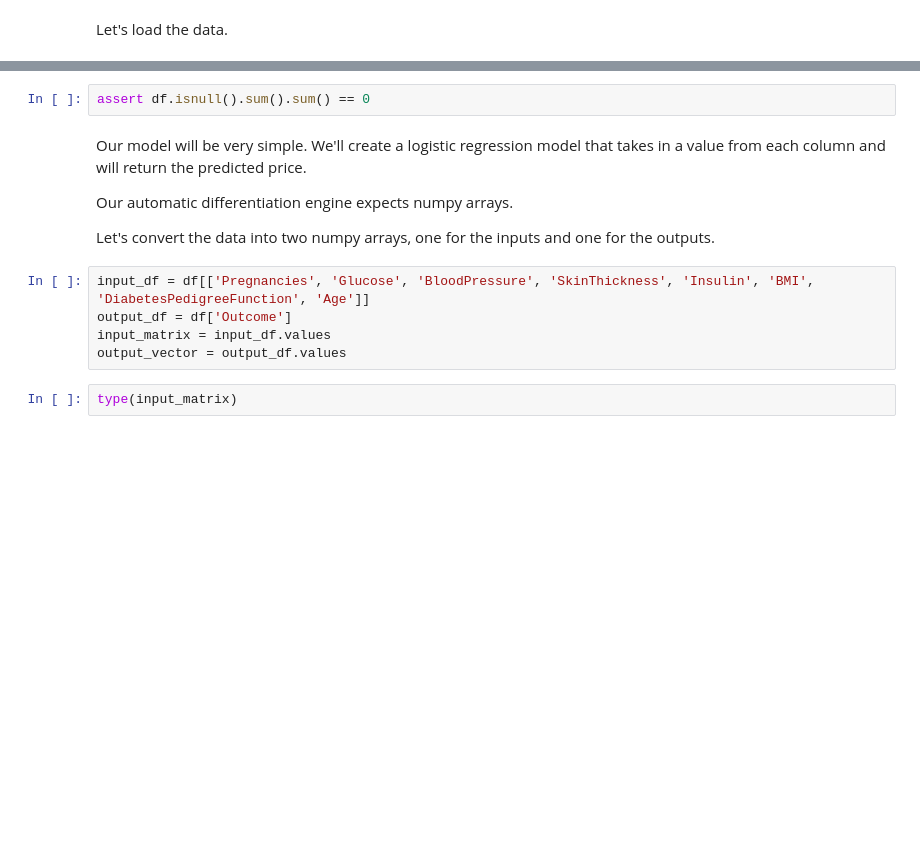
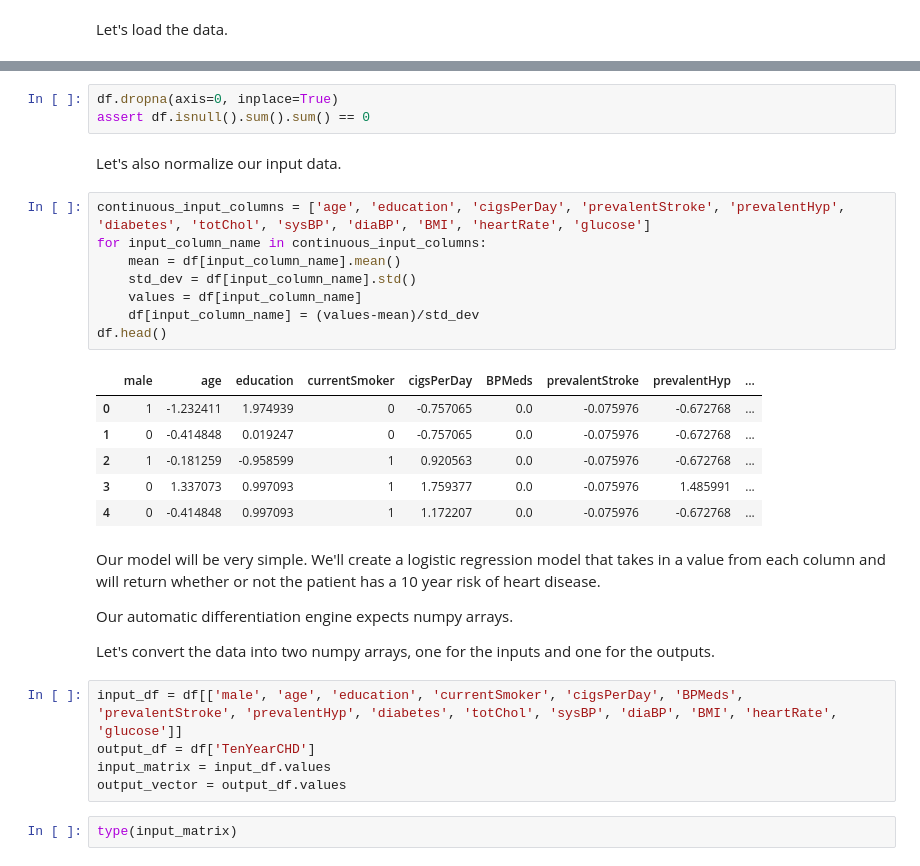
Before and after one commit to paul-tqh-nguyen/one_off_code, a Jupyter notebook: autograd/examples/logistic_regression.ipynb, the cells around one changed output, grey strips where cells are left out. Saved outputs shown, nothing was run; the diff lists cells and outputs as text; blank space fills up the shorter version.

```diff
--- a/autograd/examples/logistic_regression.ipynb
+++ b/autograd/examples/logistic_regression.ipynb
@@ -39,14 +83,32 @@ Let's verify that there are no null values we need to worry about.
 # %%
+df.dropna(axis=0, inplace=True)
 assert df.isnull().sum().sum() == 0
+# %% [markdown]
+Let's also normalize our input data.
+# %%
+continuous_input_columns = ['age', 'education', 'cigsPerDay', 'prevalentStroke', 'prevalentHyp', 'diabetes', 'totChol', 'sysBP', 'diaBP', 'BMI', 'heartRate', 'glucose']
+for input_column_name in continuous_input_columns:
+    mean = df[input_column_name].mean()
+    std_dev = df[input_column_name].std()
+    values = df[input_column_name]
+    df[input_column_name] = (values-mean)/std_dev
+df.head()
+# %% [output]
+|  | male | age | education | currentSmoker | cigsPerDay | BPMeds | prevalentStroke | prevalentHyp | ... |
+| 0 | 1 | -1.232411 | 1.974939 | 0 | -0.757065 | 0.0 | -0.075976 | -0.672768 | ... |
+| 1 | 0 | -0.414848 | 0.019247 | 0 | -0.757065 | 0.0 | -0.075976 | -0.672768 | ... |
+| 2 | 1 | -0.181259 | -0.958599 | 1 | 0.920563 | 0.0 | -0.075976 | -0.672768 | ... |
+| 3 | 0 | 1.337073 | 0.997093 | 1 | 1.759377 | 0.0 | -0.075976 | 1.485991 | ... |
+| 4 | 0 | -0.414848 | 0.997093 | 1 | 1.172207 | 0.0 | -0.075976 | -0.672768 | ... |
 # %% [markdown]
-Our model will be very simple. We'll create a logistic regression model that takes in a value from each column and will return the predicted price.
+Our model will be very simple. We'll create a logistic regression model that takes in a value from each column and will return whether or not the patient has a 10 year risk of heart disease.
 
 Our automatic differentiation engine expects numpy arrays.
 
 Let's convert the data into two numpy arrays, one for the inputs and one for the outputs.
 # %%
-input_df = df[['Pregnancies', 'Glucose', 'BloodPressure', 'SkinThickness', 'Insulin', 'BMI', 'DiabetesPedigreeFunction', 'Age']]
-output_df = df['Outcome']
+input_df = df[['male', 'age', 'education', 'currentSmoker', 'cigsPerDay', 'BPMeds', 'prevalentStroke', 'prevalentHyp', 'diabetes', 'totChol', 'sysBP', 'diaBP', 'BMI', 'heartRate', 'glucose']]
+output_df = df['TenYearCHD']
 input_matrix = input_df.values
 output_vector = output_df.values
 # %%
```
Also changed, not shown: parts of 27 cells of this notebook, 1 other file.
